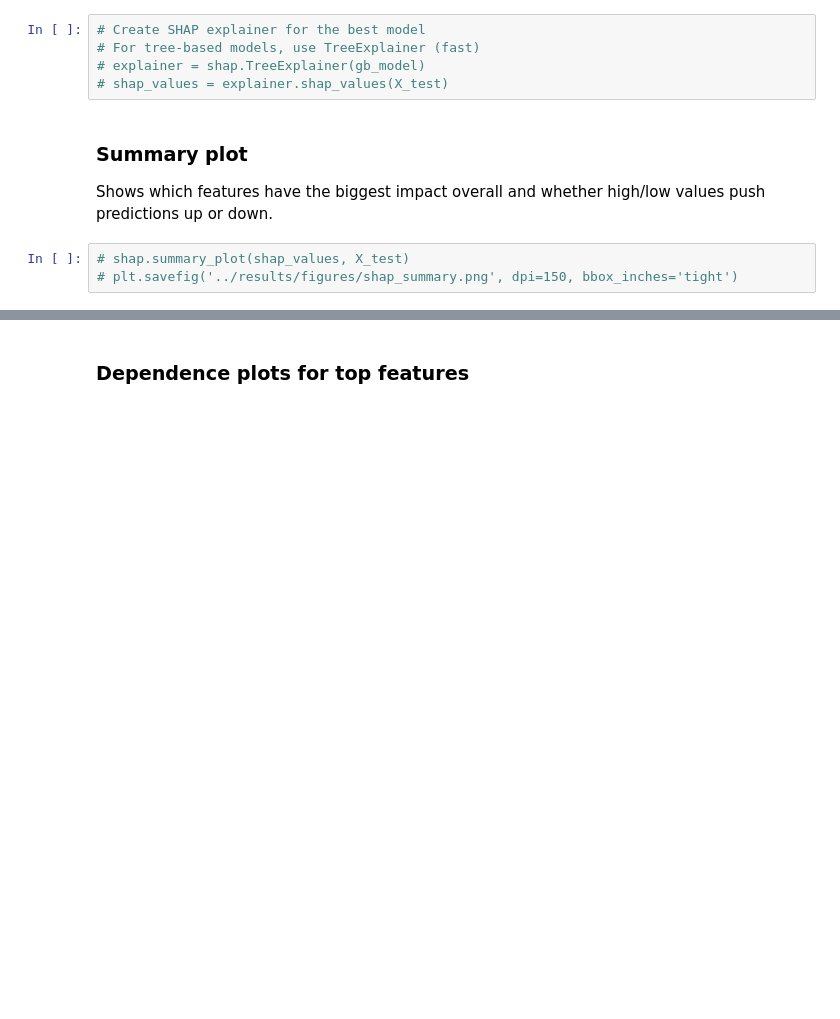
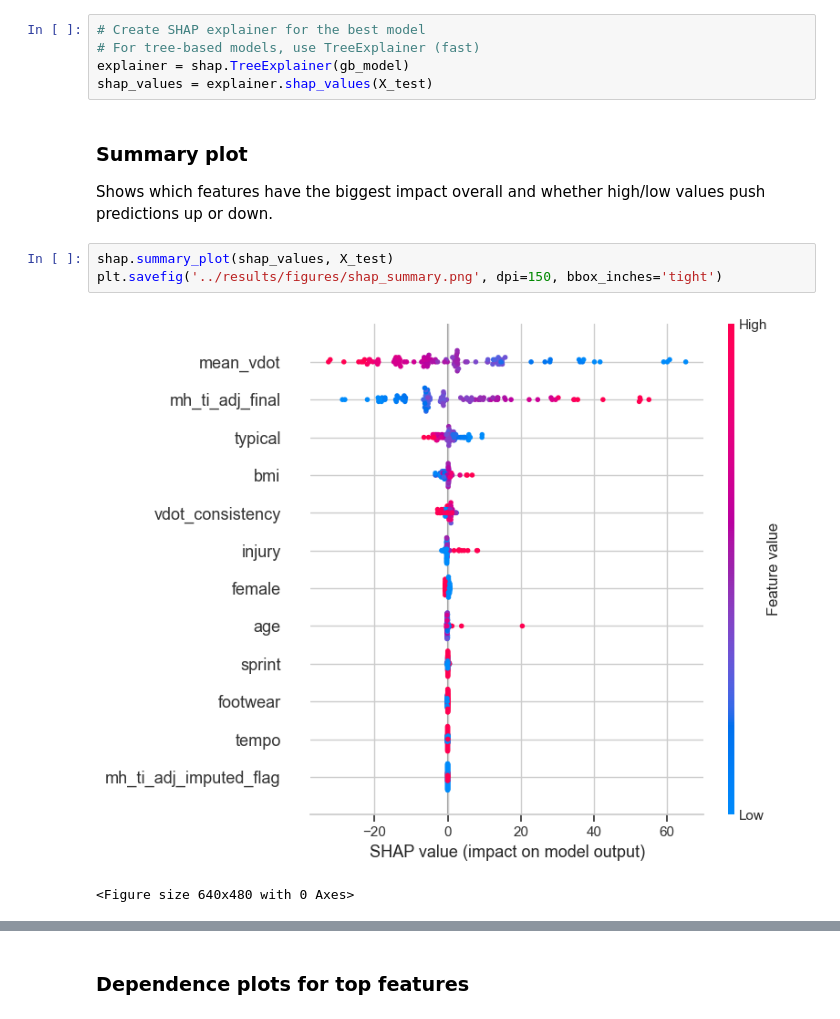
Before and after one commit to jacmil/Marathon-Pace-Predictor, a Jupyter notebook: notebooks/04_evaluation.ipynb, the cells around one changed output, grey strips where cells are left out. Cells and saved outputs as stored; diff of their text form; blank space fills up the shorter version.

Commit message:
Evaluated model based on SHAP impact

```diff
--- a/notebooks/04_evaluation.ipynb
+++ b/notebooks/04_evaluation.ipynb
@@ -223,12 +223,15 @@ Use SHAP values to explain which features matter most and in which direction the
 # %%
 # Create SHAP explainer for the best model
 # For tree-based models, use TreeExplainer (fast)
-# explainer = shap.TreeExplainer(gb_model)
-# shap_values = explainer.shap_values(X_test)
+explainer = shap.TreeExplainer(gb_model)
+shap_values = explainer.shap_values(X_test)
 # %% [markdown]
 ### Summary plot
 
 Shows which features have the biggest impact overall and whether high/low values push predictions up or down.
 # %%
-# shap.summary_plot(shap_values, X_test)
-# plt.savefig('../results/figures/shap_summary.png', dpi=150, bbox_inches='tight')
+shap.summary_plot(shap_values, X_test)
+plt.savefig('../results/figures/shap_summary.png', dpi=150, bbox_inches='tight')
+# %% [output]
+[figure, added]
+<Figure size 640x480 with 0 Axes>
```
Also changed, not shown: parts of 8 cells of this notebook, 1 other file.
